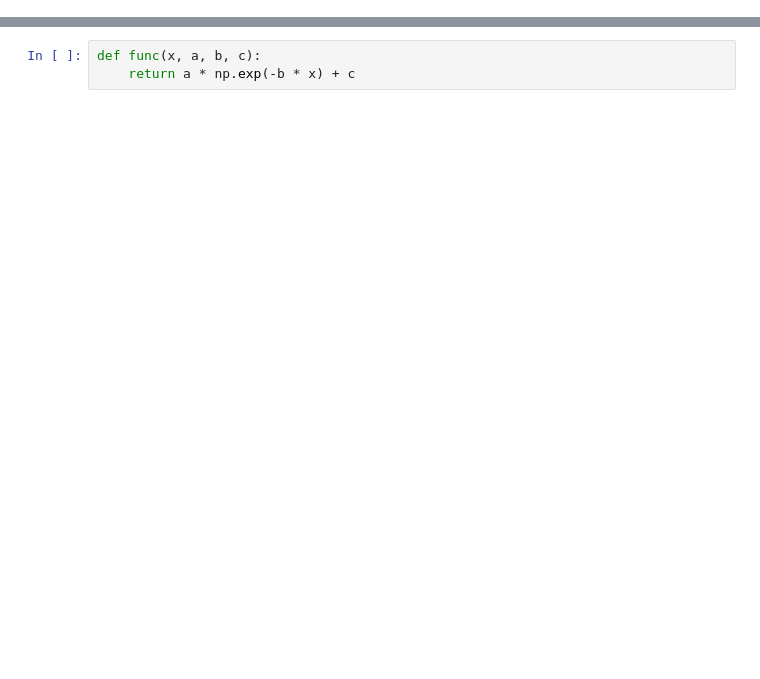
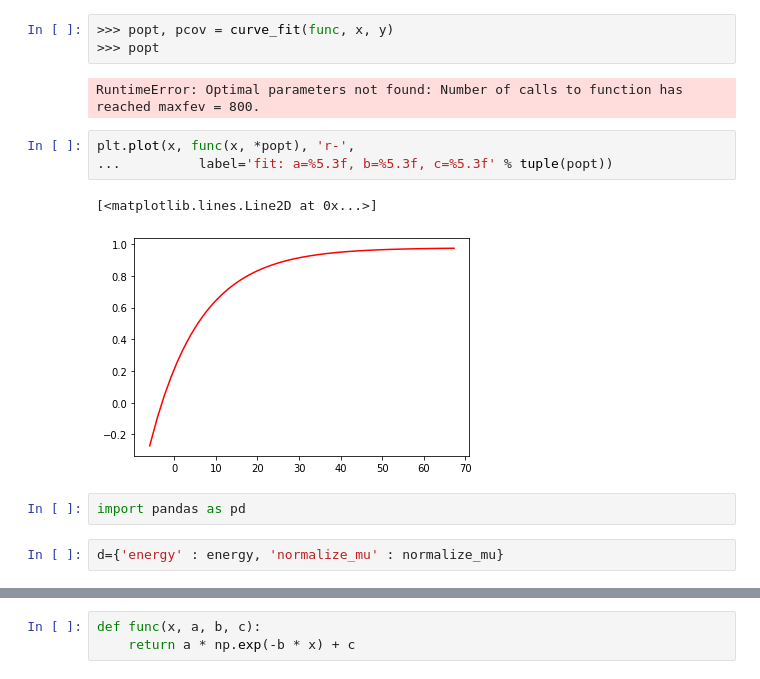
Before and after one commit to PredictXANES/XANES_Capstone, a Jupyter notebook: examples/GaussianProcessRegression_fitcurve.ipynb, the cells around one changed output, grey strips where cells are left out. Saved outputs shown, nothing was run; the diff lists cells and outputs as text; blank space fills up the shorter version.

```diff
--- a/examples/GaussianProcessRegression_fitcurve.ipynb
+++ b/examples/GaussianProcessRegression_fitcurve.ipynb
@@ -18,0 +142,15 @@ plt.plot(a,b)
+# %%
+>>> popt, pcov = curve_fit(func, x, y)
+>>> popt
+# %% [output]
+RuntimeError: Optimal parameters not found: Number of calls to function has reached maxfev = 800.
+# %%
+plt.plot(x, func(x, *popt), 'r-',
+...          label='fit: a=%5.3f, b=%5.3f, c=%5.3f' % tuple(popt))
+# %% [output]
+[<matplotlib.lines.Line2D at 0x...>]
+[figure, added]
+# %%
+import pandas as pd
+# %%
+d={'energy' : energy, 'normalize_mu' : normalize_mu}
```
Also changed, not shown: parts of 35 cells of this notebook.
